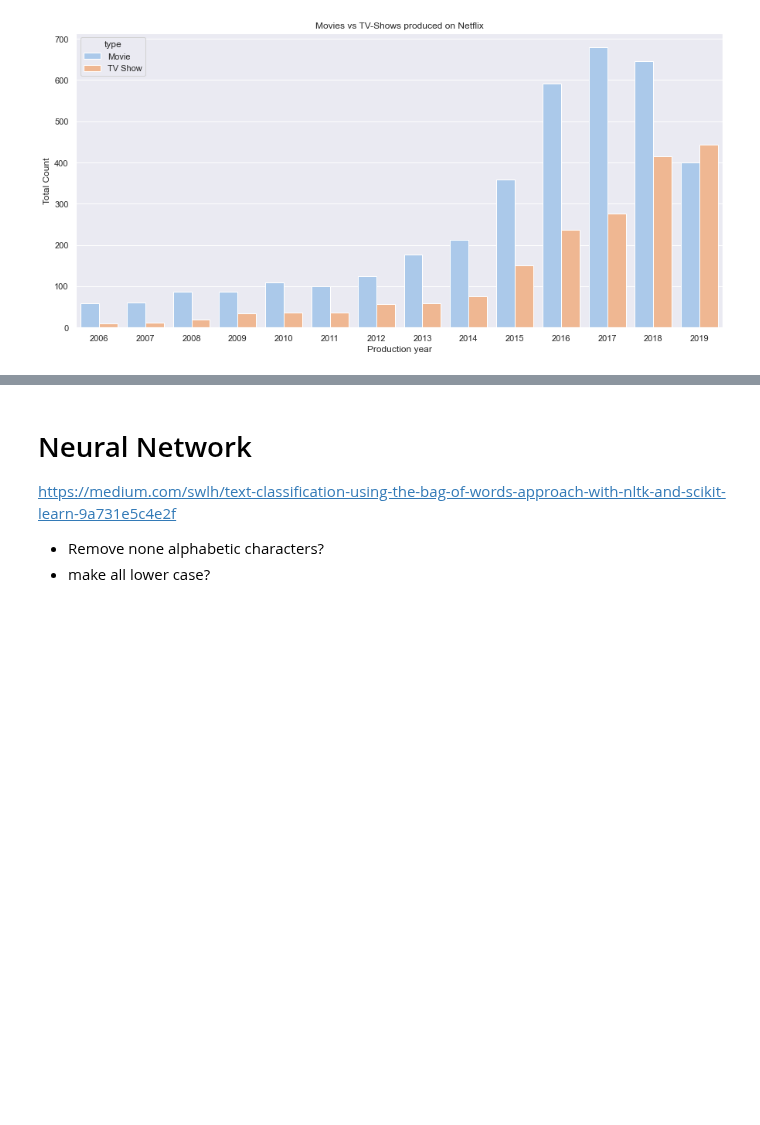
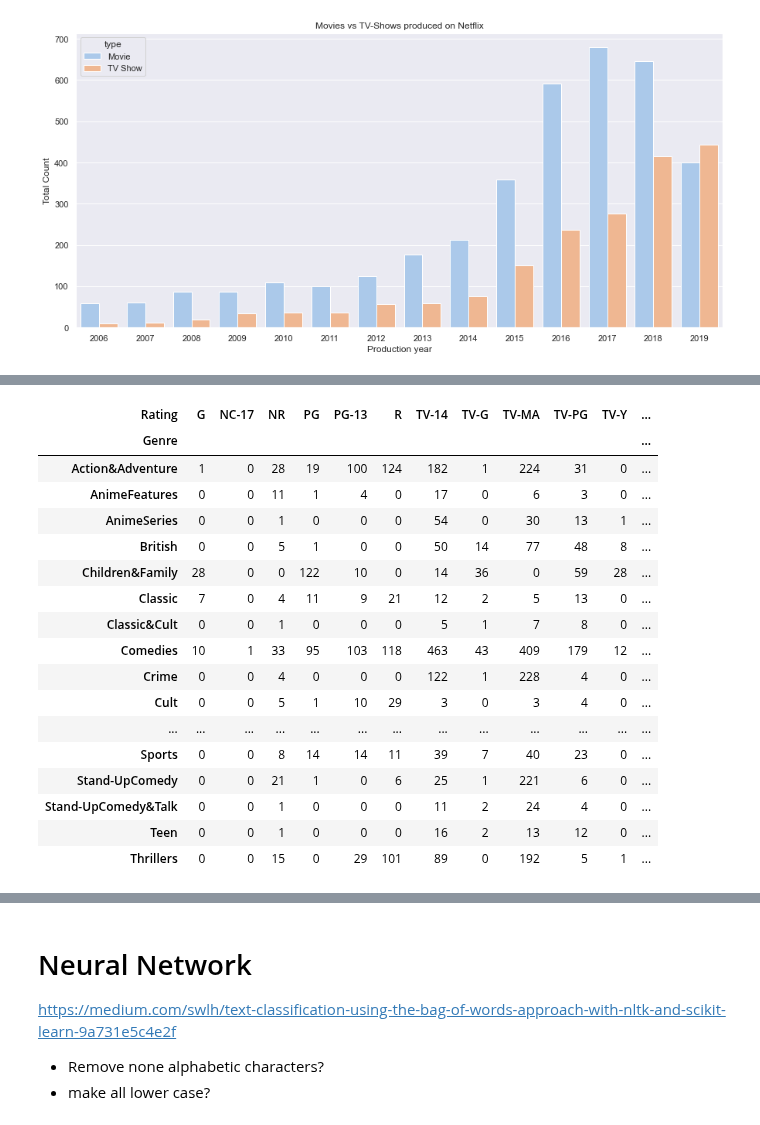
Before and after one commit to aSkailand/dat540-netflix_catalogue, a Jupyter notebook: steffen/Netflix Project Steffen.ipynb, the cells around one changed output, grey strips where cells are left out. Saved outputs shown, nothing was run; the diff lists cells and outputs as text; code cells hidden in the pictures; blank space fills up the shorter version.

```diff
--- a/steffen/Netflix Project Steffen.ipynb
+++ b/steffen/Netflix Project Steffen.ipynb
@@ -150,0 +179,24 @@ plt.show()
+# %%
+temp3 = temp2.explode('listed_in')
+temp3 = temp3.rename(columns={'listed_in': 'Genre', 'rating': 'Rating'})
+df = temp3.groupby(['Genre','Rating']).size().unstack(fill_value=0)
+df[1:]
+# %% [output]
+| Rating | G | NC-17 | NR | PG | PG-13 | R | TV-14 | TV-G | TV-MA | TV-PG | TV-Y | ... |
+| Genre |  |  |  |  |  |  |  |  |  |  |  | ... |
+| Action&Adventure | 1 | 0 | 28 | 19 | 100 | 124 | 182 | 1 | 224 | 31 | 0 | ... |
+| AnimeFeatures | 0 | 0 | 11 | 1 | 4 | 0 | 17 | 0 | 6 | 3 | 0 | ... |
+| AnimeSeries | 0 | 0 | 1 | 0 | 0 | 0 | 54 | 0 | 30 | 13 | 1 | ... |
+| British | 0 | 0 | 5 | 1 | 0 | 0 | 50 | 14 | 77 | 48 | 8 | ... |
+| Children&Family | 28 | 0 | 0 | 122 | 10 | 0 | 14 | 36 | 0 | 59 | 28 | ... |
+| Classic | 7 | 0 | 4 | 11 | 9 | 21 | 12 | 2 | 5 | 13 | 0 | ... |
+| Classic&Cult | 0 | 0 | 1 | 0 | 0 | 0 | 5 | 1 | 7 | 8 | 0 | ... |
+| Comedies | 10 | 1 | 33 | 95 | 103 | 118 | 463 | 43 | 409 | 179 | 12 | ... |
+| Crime | 0 | 0 | 4 | 0 | 0 | 0 | 122 | 1 | 228 | 4 | 0 | ... |
+| Cult | 0 | 0 | 5 | 1 | 10 | 29 | 3 | 0 | 3 | 4 | 0 | ... |
+| ... | ... | ... | ... | ... | ... | ... | ... | ... | ... | ... | ... | ... |
+| Sports | 0 | 0 | 8 | 14 | 14 | 11 | 39 | 7 | 40 | 23 | 0 | ... |
+| Stand-UpComedy | 0 | 0 | 21 | 1 | 0 | 6 | 25 | 1 | 221 | 6 | 0 | ... |
+| Stand-UpComedy&Talk | 0 | 0 | 1 | 0 | 0 | 0 | 11 | 2 | 24 | 4 | 0 | ... |
+| Teen | 0 | 0 | 1 | 0 | 0 | 0 | 16 | 2 | 13 | 12 | 0 | ... |
+| Thrillers | 0 | 0 | 15 | 0 | 29 | 101 | 89 | 0 | 192 | 5 | 1 | ... |
```
Also changed, not shown: parts of 18 cells of this notebook, 2 other files.
